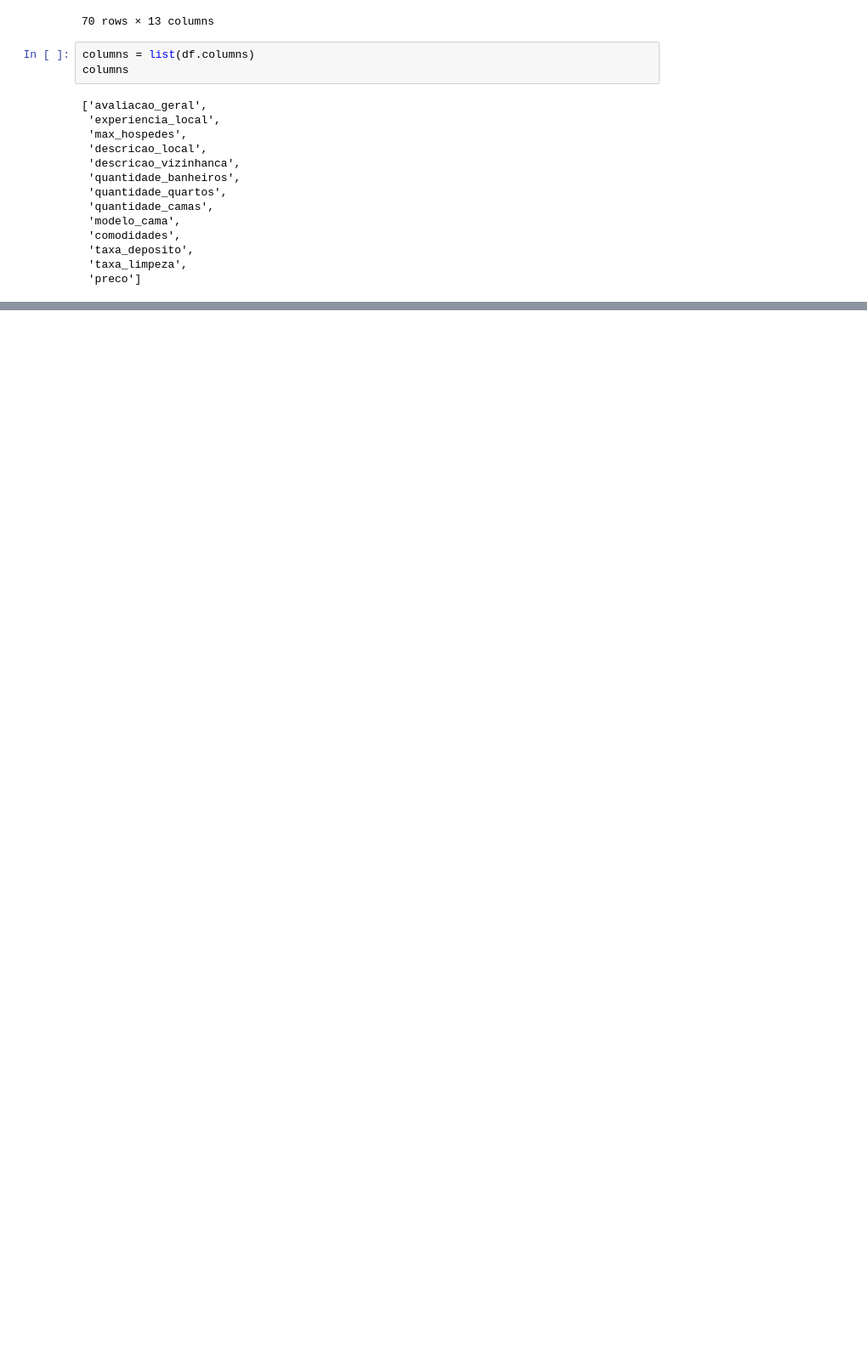
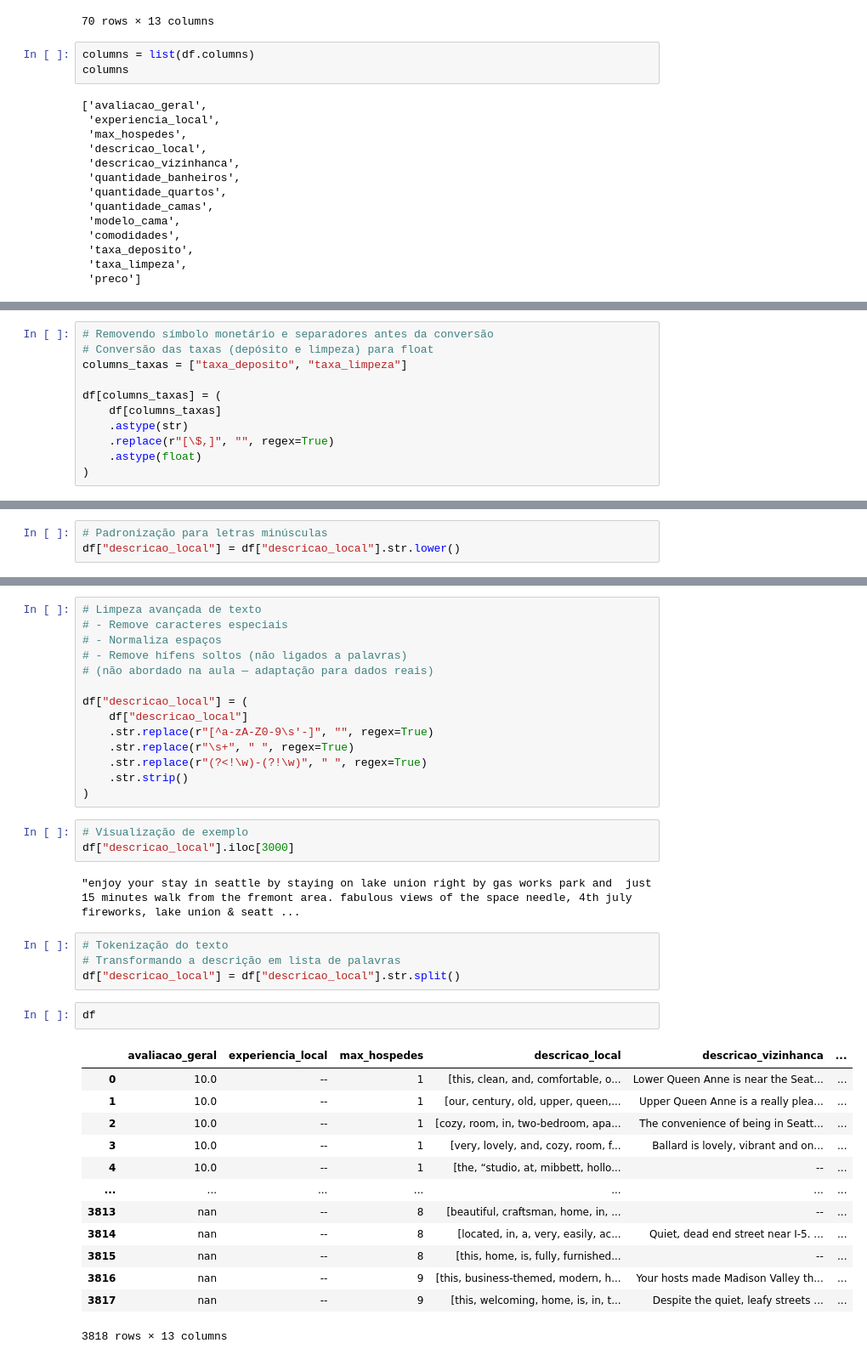
Before and after one commit to brunodutraho/analise-dados-python-pandas, a Jupyter notebook: seccao-2-pandas-transformacao-dados/manipula_dados.ipynb, the cells around one changed output, grey strips where cells are left out. Shown at 85% size. Saved outputs shown, nothing was run; the diff lists cells and outputs as text; blank space fills up the shorter version.

```diff
--- a/seccao-2-pandas-transformacao-dados/manipula_dados.ipynb
+++ b/seccao-2-pandas-transformacao-dados/manipula_dados.ipynb
@@ -47,0 +182,11 @@ columns
+# %%
+# Removendo símbolo monetário e separadores antes da conversão
+# Conversão das taxas (depósito e limpeza) para float
+columns_taxas = ["taxa_deposito", "taxa_limpeza"]
+
+df[columns_taxas] = (
+    df[columns_taxas]
+    .astype(str)
+    .replace(r"[\$,]", "", regex=True)
+    .astype(float)
+)
@@ -47,0 +228,3 @@ columns
+# %%
+# Padronização para letras minúsculas
+df["descricao_local"] = df["descricao_local"].str.lower()
@@ -47,0 +236,39 @@ columns
+# %%
+# Limpeza avançada de texto
+# - Remove caracteres especiais
+# - Normaliza espaços
+# - Remove hífens soltos (não ligados a palavras)
+# (não abordado na aula — adaptação para dados reais)
+
+df["descricao_local"] = (
+    df["descricao_local"]
+    .str.replace(r"[^a-zA-Z0-9\s'-]", "", regex=True)
+    .str.replace(r"\s+", " ", regex=True)
+    .str.replace(r"(?<!\w)-(?!\w)", " ", regex=True)
+    .str.strip()
+)
+# %%
+# Visualização de exemplo
+df["descricao_local"].iloc[3000]
+# %% [output]
+"enjoy your stay in seattle by staying on lake union right by gas works park and  just 15 minutes walk from the fremont area. fabulous views of the space needle, 4th july fireworks, lake union & seatt ...
+# %%
+# Tokenização do texto
+# Transformando a descrição em lista de palavras
+df["descricao_local"] = df["descricao_local"].str.split()
+# %%
+df
+# %% [output]
+|  | avaliacao_geral | experiencia_local | max_hospedes | descricao_local | descricao_vizinhanca | ... |
+| 0 | 10.0 | -- | 1 | [this, clean, and, comfortable, o... | Lower Queen Anne is near the Seat... | ... |
+| 1 | 10.0 | -- | 1 | [our, century, old, upper, queen,... | Upper Queen Anne is a really plea... | ... |
+| 2 | 10.0 | -- | 1 | [cozy, room, in, two-bedroom, apa... | The convenience of being in Seatt... | ... |
+| 3 | 10.0 | -- | 1 | [very, lovely, and, cozy, room, f... | Ballard is lovely, vibrant and on... | ... |
+| 4 | 10.0 | -- | 1 | [the, “studio, at, mibbett, hollo... | -- | ... |
+| ... | ... | ... | ... | ... | ... | ... |
+| 3813 | nan | -- | 8 | [beautiful, craftsman, home, in, ... | -- | ... |
+| 3814 | nan | -- | 8 | [located, in, a, very, easily, ac... | Quiet, dead end street near I-5. ... | ... |
+| 3815 | nan | -- | 8 | [this, home, is, fully, furnished... | -- | ... |
+| 3816 | nan | -- | 9 | [this, business-themed, modern, h... | Your hosts made Madison Valley th... | ... |
+| 3817 | nan | -- | 9 | [this, welcoming, home, is, in, t... | Despite the quiet, leafy streets ... | ... |
+3818 rows × 13 columns
```
Also changed, not shown: parts of 23 cells of this notebook.
